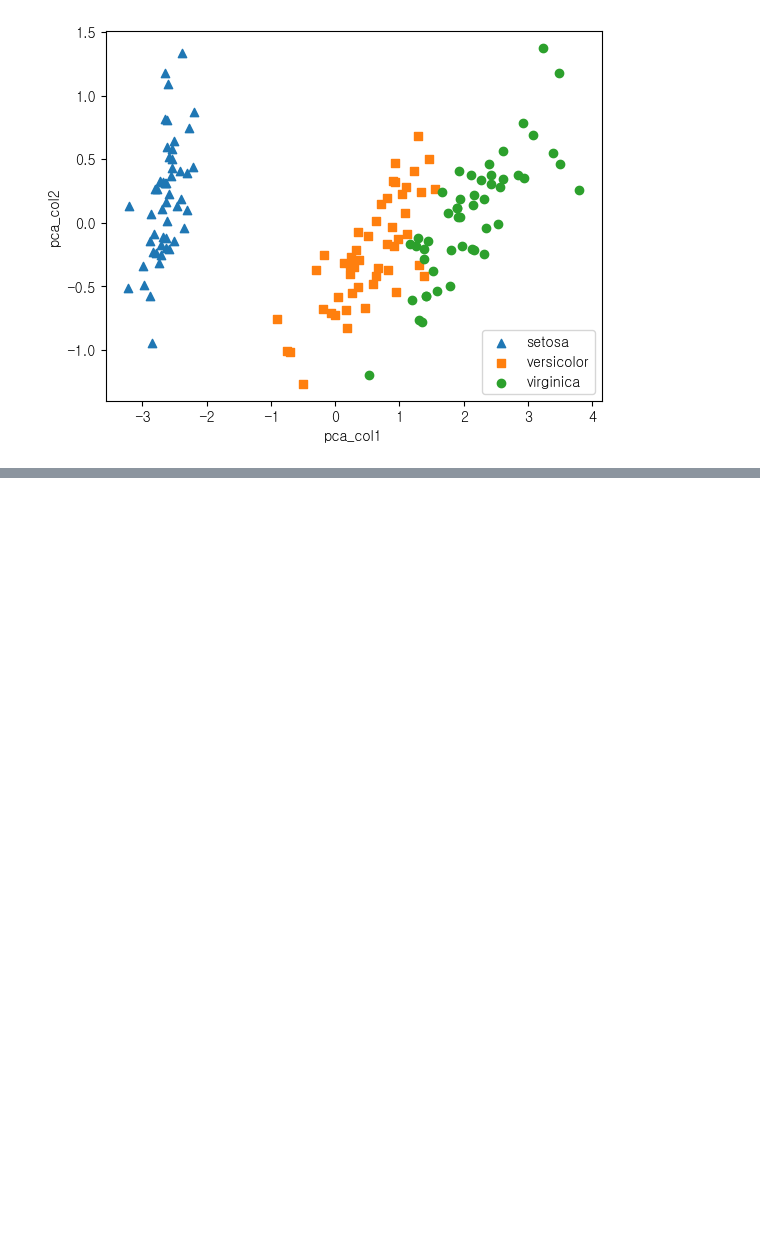
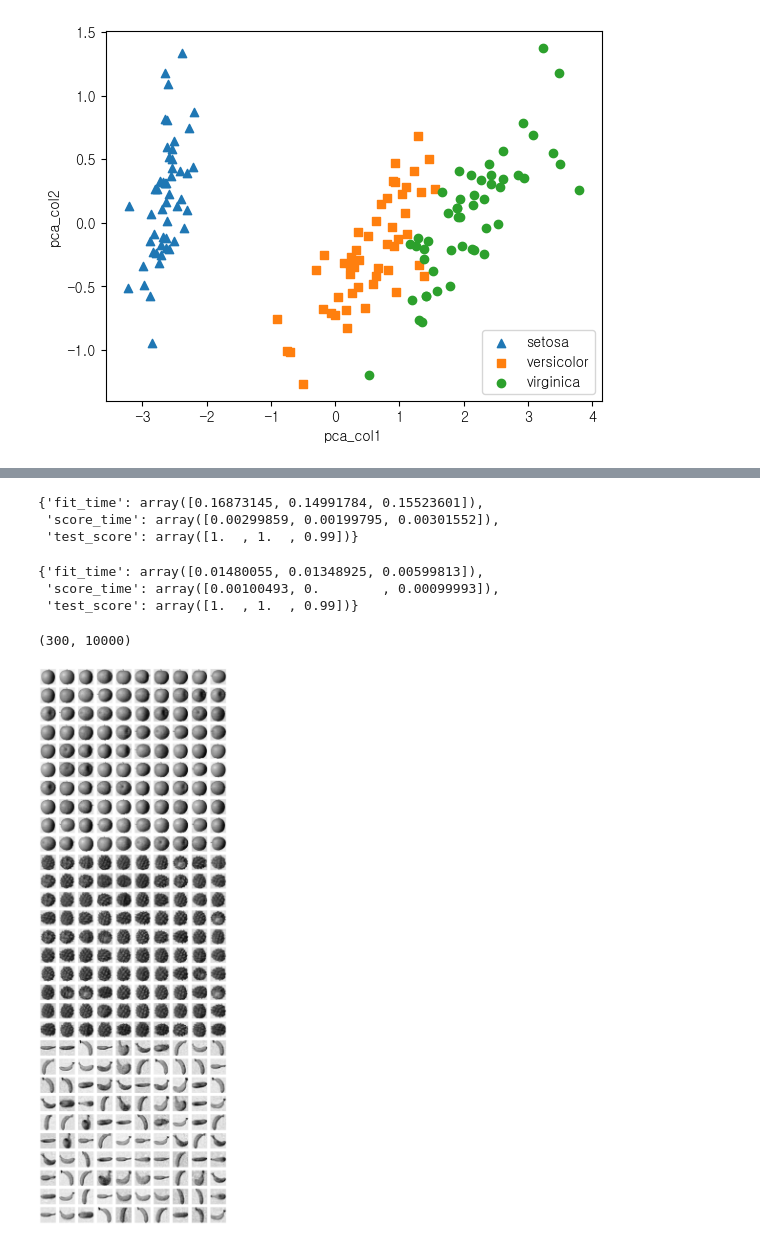
Before and after one commit to vfxpedia/05_ml-workspace, a Jupyter notebook: 06_dim_reduction/01_pca.ipynb, the cells around one changed output, grey strips where cells are left out. Cells and saved outputs as stored; diff of their text form; code cells hidden in the pictures; blank space fills up the shorter version.

```diff
--- a/06_dim_reduction/01_pca.ipynb
+++ b/06_dim_reduction/01_pca.ipynb
@@ -161,0 +247,9 @@ plt.show()
+# %%
+# 저장한 PCA 데이터 로드드
+fruits_pca = np.load('./data/fruits_pca.npy')
+
+# fruits_pca_reverse = pca.inverse_transform(fruits_pca)
+# draw_fruits(fruits_pca_reverse.reshape(300, 100, 100))
+# # 차원 축소된 데이터 시각화
+# fruits_pca_reverse = pca.inverse_transform(fruits_pca)
+# draw_fruits(fruits_pca_reverse.reshape(300, 100, 100))
@@ -161,0 +293,27 @@ plt.show()
+# %%
+# 원본 데이터 교차검증 점수 확인
+# cross_val_score: 각 CV의 점수 반환
+# cross_validate: 각 CV의 학습시간, 텟트 시간, CV의 점수 반환
+
+from sklearn.model_selection import cross_validate
+
+lr_clf = LogisticRegression(max_iter=1000)
+result = cross_validate(lr_clf, fruits_1d, target, cv=3) # 모델 객체, X 데이터, y 데이터, 교차 검증 횟수
+result
+# {'fit_time': array([0.30405116, 0.22480536, 0.22196174]), # 학습 시간
+#  'score_time': array([0.00300431, 0.00299215, 0.00500083]), # 평가 시간
+#  'test_score': array([1.  , 1.  , 0.99])} # 평가(교차 검증) 점수
+
+# fruits_1d 는 원본 데이터를 1차원 데이터로 펼친 데이터
+# %% [output]
+{'fit_time': array([0.16873145, 0.14991784, 0.15523601]),
+ 'score_time': array([0.00299859, 0.00199795, 0.00301552]),
+ 'test_score': array([1.  , 1.  , 0.99])}
+# %%
+# PCA 데이터 교차검증 점수 확인
+result_pca = cross_validate(lr_clf, fruits_pca, target, cv=3)
+result_pca
+# %% [output]
+{'fit_time': array([0.01480055, 0.01348925, 0.00599813]),
+ 'score_time': array([0.00100493, 0.        , 0.00099993]),
+ 'test_score': array([1.  , 1.  , 0.99])}
@@ -161,0 +322,10 @@ plt.show()
+# %%
+fruits_inverse = pca.inverse_transform(fruits_pca) # fruits_pca 차원 축소된 데이터를 원본 데이터로 복원
+fruits_inverse.shape # (300, 10000) → 원본 데이터로 복원, 하지만 이미지 배열로 우리가 3차원으로 돌려줘야 시각화 할 수 있다.
+# %% [output]
+(300, 10000)
+# %%
+# 복구한 이미지 시각화
+draw_fruits(fruits_inverse.reshape(-1, 100, 100))
+# %% [output]
+[figure, added]
```
Also changed, not shown: parts of 18 cells of this notebook, 12 other files.
